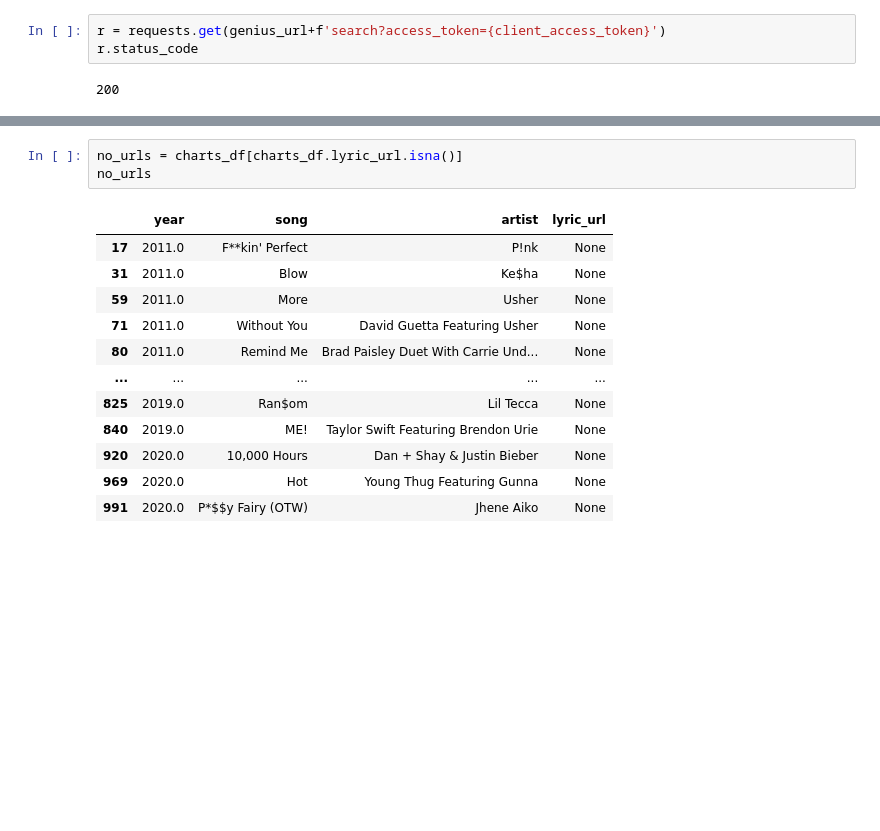
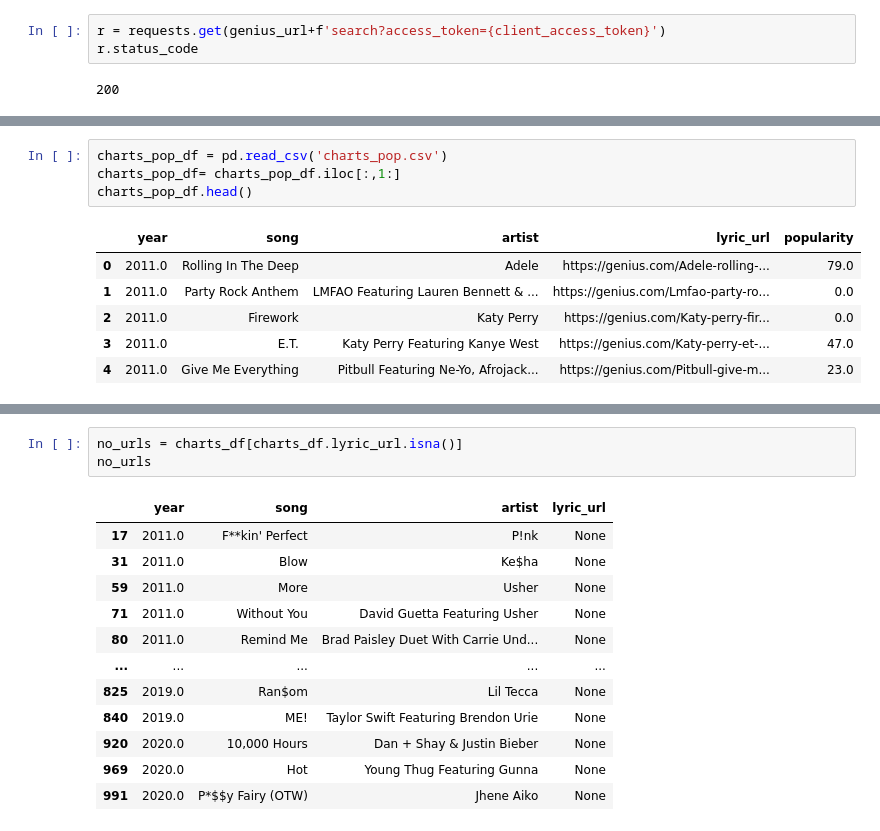
Before and after one commit to chrisnish4/billboard_100_sentiment, a Jupyter notebook: data_collection.ipynb, the cells around one changed output, grey strips where cells are left out. Saved outputs shown, nothing was run; the diff lists cells and outputs as text; blank space fills up the shorter version.

```diff
--- a/data_collection.ipynb
+++ b/data_collection.ipynb
@@ -161,0 +267,11 @@ charts_df['lyric_url'] = lyric_urls
+# %%
+charts_pop_df = pd.read_csv('charts_pop.csv')
+charts_pop_df= charts_pop_df.iloc[:,1:]
+charts_pop_df.head()
+# %% [output]
+|  | year | song | artist | lyric_url | popularity |
+| 0 | 2011.0 | Rolling In The Deep | Adele | https://genius.com/Adele-rolling-... | 79.0 |
+| 1 | 2011.0 | Party Rock Anthem | LMFAO Featuring Lauren Bennett & ... | https://genius.com/Lmfao-party-ro... | 0.0 |
+| 2 | 2011.0 | Firework | Katy Perry | https://genius.com/Katy-perry-fir... | 0.0 |
+| 3 | 2011.0 | E.T. | Katy Perry Featuring Kanye West | https://genius.com/Katy-perry-et-... | 47.0 |
+| 4 | 2011.0 | Give Me Everything | Pitbull Featuring Ne-Yo, Afrojack... | https://genius.com/Pitbull-give-m... | 23.0 |
```
Also changed, not shown: parts of 31 cells of this notebook, 2 other files.
